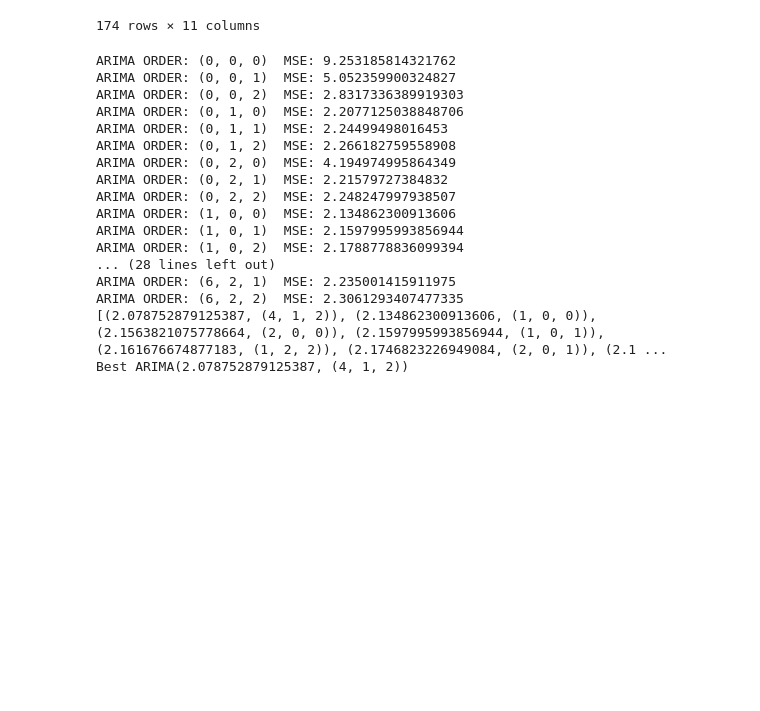
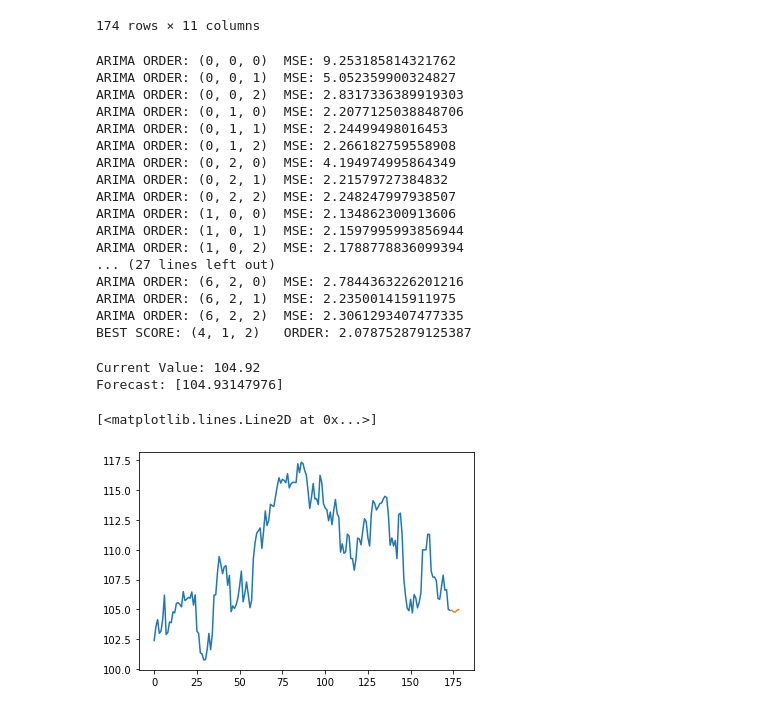
Before and after one commit to antoniouaa/msc_thesis, a Jupyter notebook: src/lstm/ARIMA.ipynb, the cells around one changed output. Saved outputs shown, nothing was run; the diff lists cells and outputs as text; code cells hidden in the pictures; blank space fills up the shorter version.

Commit message:
attempted to make a prediction with the arima model

```diff
--- a/src/lstm/ARIMA.ipynb
+++ b/src/lstm/ARIMA.ipynb
@@ -66,7 +66,7 @@ warnings.simplefilter("ignore", HessianInversionWarning)
 X = dataset["close"].values
 scores = evaluate_models(X, [0, 1, 2, 4, 6], range(3), range(3))
 best_score = sorted(scores)[0]
-print(f"BEST SCORE: {best_score[1]}\tORDER: {best_score[0]})
+print(f"BEST SCORE: {best_score[1]}\tORDER: {best_score[0]}")
 # %% [output]
 ARIMA ORDER: (0, 0, 0)  MSE: 9.253185814321762
 ARIMA ORDER: (0, 0, 1)  MSE: 5.052359900324827
@@ -80,8 +80,32 @@ ARIMA ORDER: (0, 2, 2)  MSE: 2.248247997938507
 ARIMA ORDER: (1, 0, 0)  MSE: 2.134862300913606
 ARIMA ORDER: (1, 0, 1)  MSE: 2.1597995993856944
 ARIMA ORDER: (1, 0, 2)  MSE: 2.1788778836099394
-... (28 lines left out)
+... (27 lines left out)
+ARIMA ORDER: (6, 2, 0)  MSE: 2.7844363226201216
 ARIMA ORDER: (6, 2, 1)  MSE: 2.235001415911975
 ARIMA ORDER: (6, 2, 2)  MSE: 2.3061293407477335
-[(2.078752879125387, (4, 1, 2)), (2.134862300913606, (1, 0, 0)), (2.1563821075778664, (2, 0, 0)), (2.1597995993856944, (1, 0, 1)), (2.161676674877183, (1, 2, 2)), (2.1746823226949084, (2, 0, 1)), (2.1 ...
-Best ARIMA(2.078752879125387, (4, 1, 2))
+BEST SCORE: (4, 1, 2)   ORDER: 2.078752879125387
+# %%
+# Try a prediction with the optimal ARIMA parameters
+X = dataset["close"].values
+model = ARIMA(X, (4, 1, 2))
+model_ = model.fit(disp=False)
+yhat = model_.forecast()[0]
+print(f"Current Value: {X[-1]}\nForecast: {yhat}")
+# %% [output]
+Current Value: 104.92
+Forecast: [104.93147976]
+# %%
+# two step forecast
+forecasting = model_.forecast(steps=5)
+forecast_vals = forecasting[0]
+# reshape the arrays to have the same length
+preds = np.zeros(len(X)+len(forecast_vals))
+preds[-len(forecast_vals):] = forecast_vals
+preds[preds==0] = np.NaN
+# plot them on top of each other
+plt.plot(X)
+plt.plot(preds)
+# %% [output]
+[<matplotlib.lines.Line2D at 0x...>]
+[figure, added]
```
Also changed, not shown: parts of 1 cell of this notebook, 1 other file.
